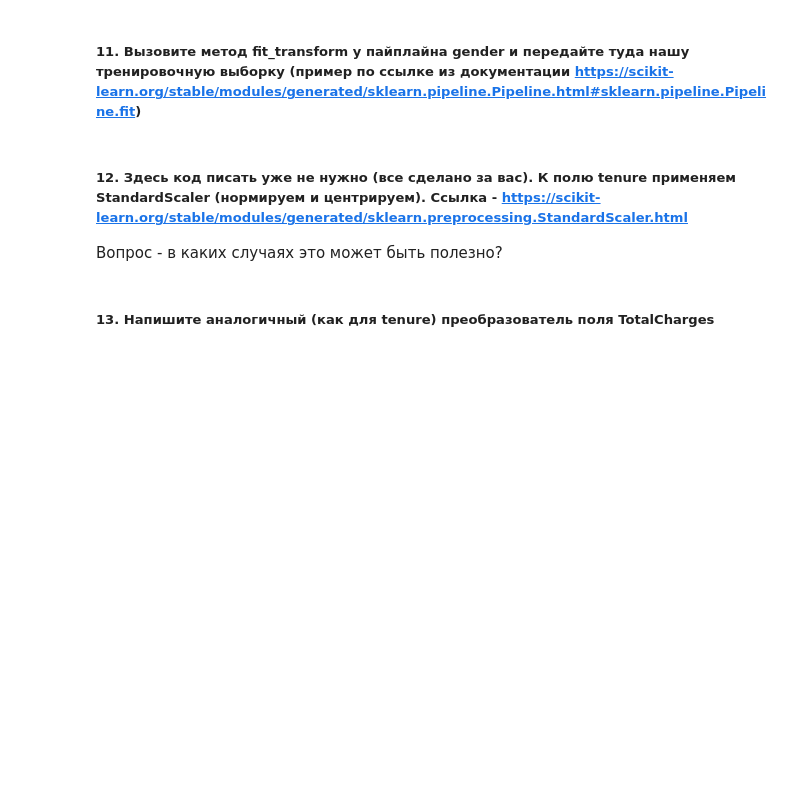
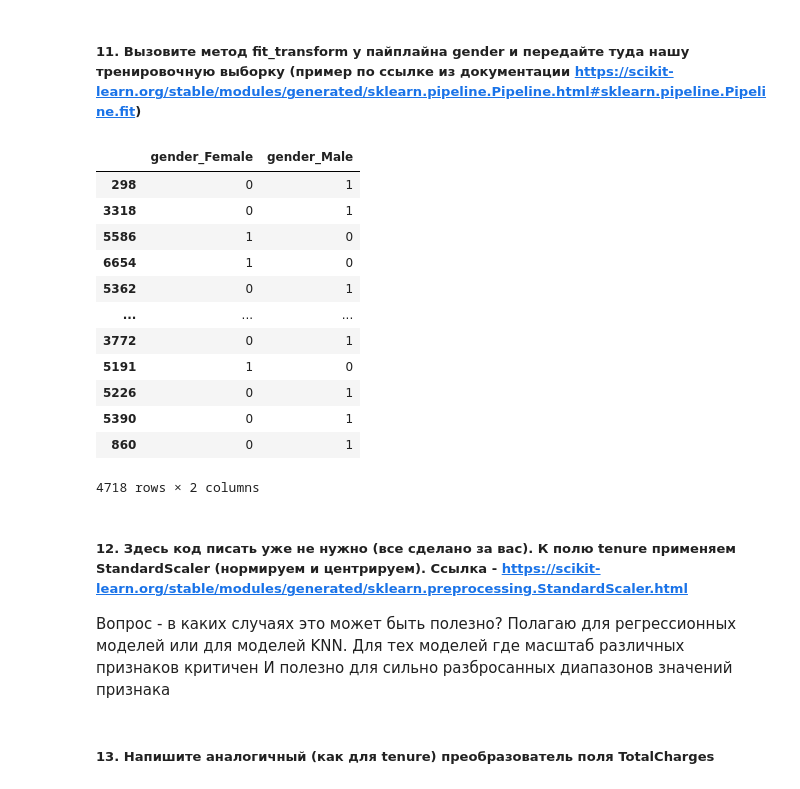
Before and after one commit to NickHlzv/BusinessML, a Jupyter notebook: HW1.ipynb, the cells around one changed output. Cells and saved outputs as stored; diff of their text form; code cells hidden in the pictures; blank space fills up the shorter version.

```diff
--- a/HW1.ipynb
+++ b/HW1.ipynb
@@ -216,6 +216,6 @@ class OHEEncoder(BaseEstimator, TransformerMixin):
                 X[col_] = 0
         return X[self.columns]
 
-#gender = #Ваш код здесь
+gender = Pipeline([('selector', ColumnSelector('gender')), ('encoder', OHEEncoder('gender'))])
 # %% [markdown]
 ##### 11. Вызовите метод fit_transform у пайплайна gender и передайте туда нашу тренировочную выборку (пример по ссылке из документации https://scikit-learn.org/stable/modules/generated/sklearn.pipeline.Pipeline.html#sklearn.pipeline.Pipeline.fit)
@@ -224,6 +222,25 @@ class OHEEncoder(BaseEstimator, TransformerMixin):
+# %%
+gender.fit(X_train)
+gender.transform(X_train)
+# %% [output]
+|  | gender_Female | gender_Male |
+| 298 | 0 | 1 |
+| 3318 | 0 | 1 |
+| 5586 | 1 | 0 |
+| 6654 | 1 | 0 |
+| 5362 | 0 | 1 |
+| ... | ... | ... |
+| 3772 | 0 | 1 |
+| 5191 | 1 | 0 |
+| 5226 | 0 | 1 |
+| 5390 | 0 | 1 |
+| 860 | 0 | 1 |
+4718 rows × 2 columns
 # %% [markdown]
 ##### 12. Здесь код писать уже не нужно (все сделано за вас). К полю tenure применяем StandardScaler (нормируем и центрируем). Ссылка - https://scikit-learn.org/stable/modules/generated/sklearn.preprocessing.StandardScaler.html
 Вопрос - в каких случаях это может быть полезно?
+Полагаю для регрессионных моделей или для моделей KNN. Для тех моделей где масштаб различных признаков критичен</br>
+И полезно для сильно разбросанных диапазонов значений признака
 # %%
 from sklearn.preprocessing import StandardScaler
 
```
Also changed, not shown: parts of 9 cells of this notebook, 1 other file.
